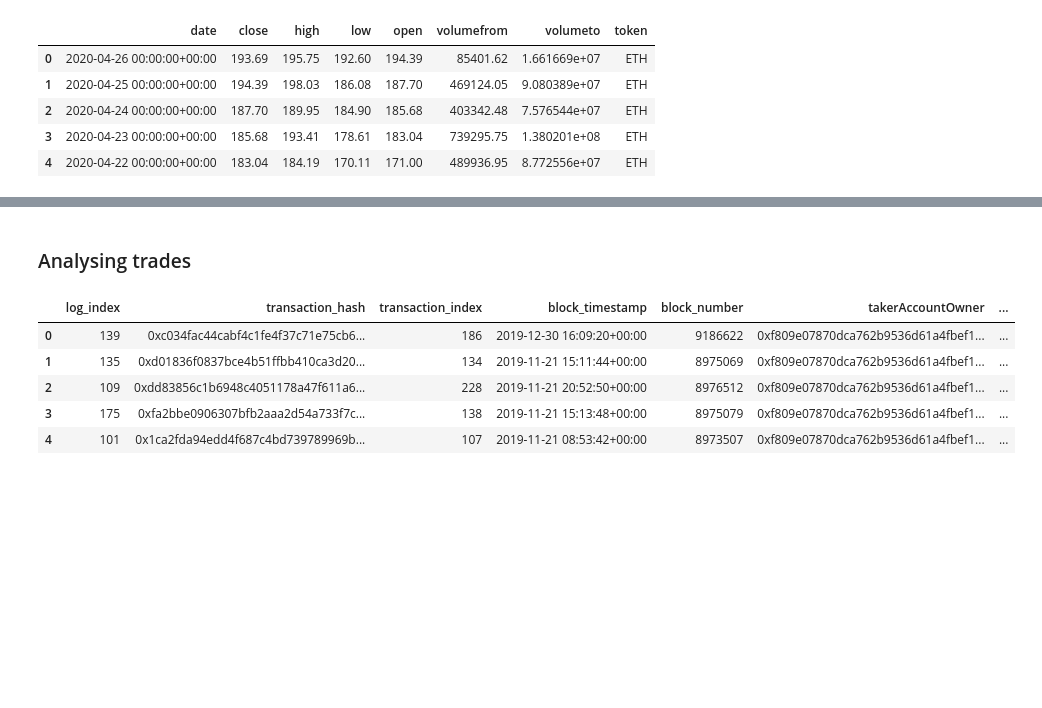
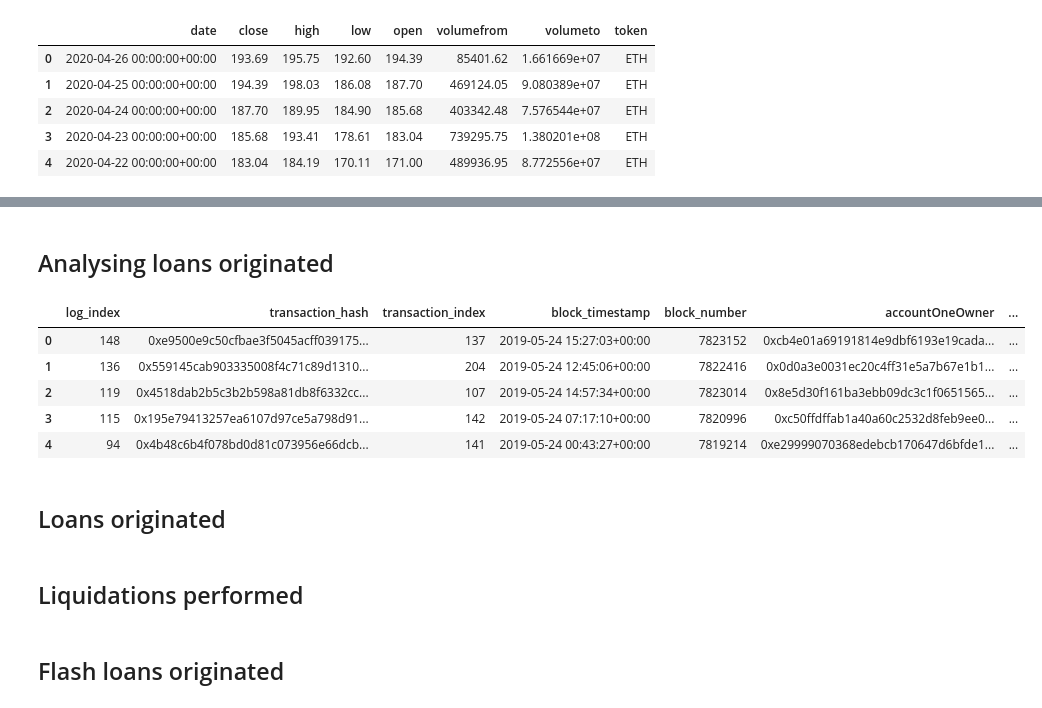
Before and after one commit to ankitchiplunkar/crypto_charts, a Jupyter notebook: notebooks/dydx_charts.ipynb, the cells around one changed output, grey strips where cells are left out. Saved outputs shown, nothing was run; the diff lists cells and outputs as text; code cells hidden in the pictures; blank space fills up the shorter version.

Commit message:
added new events

```diff
--- a/notebooks/dydx_charts.ipynb
+++ b/notebooks/dydx_charts.ipynb
@@ -77,16 +78,22 @@ fig.show()
 # %% [output]
 [interactive output not drawn]
 # %% [markdown]
-### Analysing trades
+## Analysing loans originated
 # %%
-event_name = "LogTrade"
-trade = unwrap_decoded_events(df, event_name)
+event_name = "LogTransfer"
+transfer = unwrap_decoded_events(df, event_name)
 # %%
-trade.head()
+transfer.head()
 # %% [output]
-|  | log_index | transaction_hash | transaction_index | block_timestamp | block_number | takerAccountOwner | ... |
-| 0 | 139 | 0xc034fac44cabf4c1fe4f37c71e75cb6... | 186 | 2019-12-30 16:09:20+00:00 | 9186622 | 0xf809e07870dca762b9536d61a4fbef1... | ... |
-| 1 | 135 | 0xd01836f0837bce4b51ffbb410ca3d20... | 134 | 2019-11-21 15:11:44+00:00 | 8975069 | 0xf809e07870dca762b9536d61a4fbef1... | ... |
-| 2 | 109 | 0xdd83856c1b6948c4051178a47f611a6... | 228 | 2019-11-21 20:52:50+00:00 | 8976512 | 0xf809e07870dca762b9536d61a4fbef1... | ... |
-| 3 | 175 | 0xfa2bbe0906307bfb2aaa2d54a733f7c... | 138 | 2019-11-21 15:13:48+00:00 | 8975079 | 0xf809e07870dca762b9536d61a4fbef1... | ... |
-| 4 | 101 | 0x1ca2fda94edd4f687c4bd739789969b... | 107 | 2019-11-21 08:53:42+00:00 | 8973507 | 0xf809e07870dca762b9536d61a4fbef1... | ... |
+|  | log_index | transaction_hash | transaction_index | block_timestamp | block_number | accountOneOwner | ... |
+| 0 | 148 | 0xe9500e9c50cfbae3f5045acff039175... | 137 | 2019-05-24 15:27:03+00:00 | 7823152 | 0xcb4e01a69191814e9dbf6193e19cada... | ... |
+| 1 | 136 | 0x559145cab903335008f4c71c89d1310... | 204 | 2019-05-24 12:45:06+00:00 | 7822416 | 0x0d0a3e0031ec20c4ff31e5a7b67e1b1... | ... |
+| 2 | 119 | 0x4518dab2b5c3b2b598a81db8f6332cc... | 107 | 2019-05-24 14:57:34+00:00 | 7823014 | 0x8e5d30f161ba3ebb09dc3c1f0651565... | ... |
+| 3 | 115 | 0x195e79413257ea6107d97ce5a798d91... | 142 | 2019-05-24 07:17:10+00:00 | 7820996 | 0xc50ffdffab1a40a60c2532d8feb9ee0... | ... |
+| 4 | 94 | 0x4b48c6b4f078bd0d81c073956e66dcb... | 141 | 2019-05-24 00:43:27+00:00 | 7819214 | 0xe29999070368edebcb170647d6bfde1... | ... |
+# %% [markdown]
+## Loans originated
+# %% [markdown]
+## Liquidations performed
+# %% [markdown]
+## Flash loans originated
```
Also changed, not shown: parts of 1 cell of this notebook.
